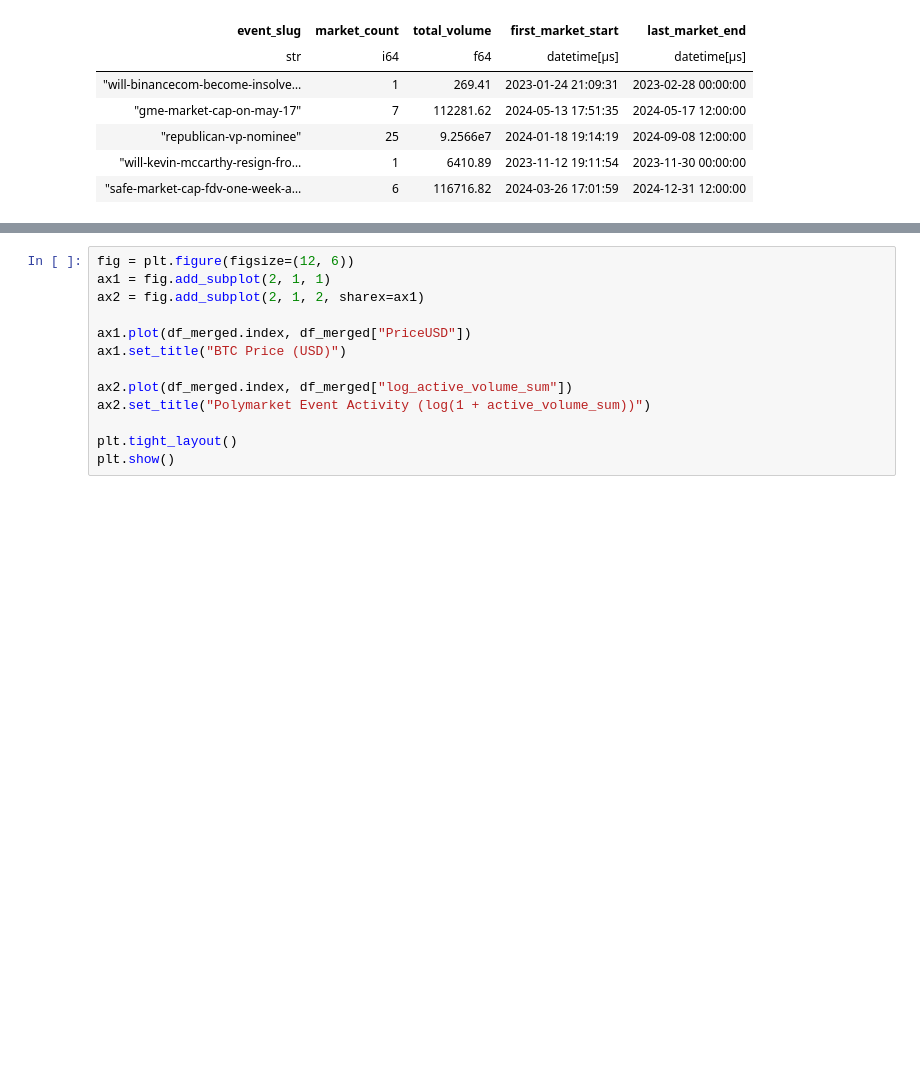
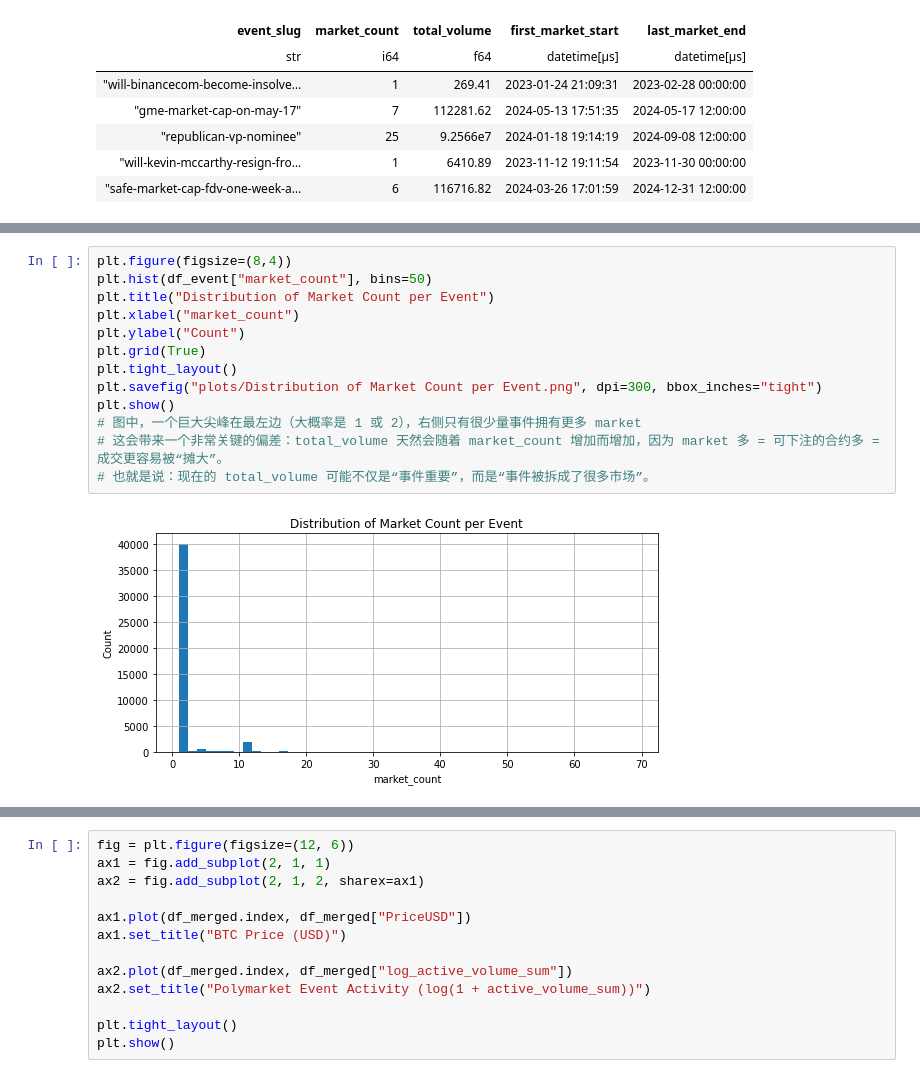
Before and after one commit to shuangvely/bitcoin-analytics-capstone-sp26-team08, a Jupyter notebook: eda/EDA.ipynb, the cells around one changed output, grey strips where cells are left out. Saved outputs shown, nothing was run; the diff lists cells and outputs as text; blank space fills up the shorter version.

```diff
--- a/eda/EDA.ipynb
+++ b/eda/EDA.ipynb
@@ -952,0 +991,15 @@ df_merged.head()
+# %%
+plt.figure(figsize=(8,4))
+plt.hist(df_event["market_count"], bins=50)
+plt.title("Distribution of Market Count per Event")
+plt.xlabel("market_count")
+plt.ylabel("Count")
+plt.grid(True)
+plt.tight_layout()
+plt.savefig("plots/Distribution of Market Count per Event.png", dpi=300, bbox_inches="tight")
+plt.show()
+# 图中，一个巨大尖峰在最左边（大概率是 1 或 2），右侧只有很少量事件拥有更多 market
+# 这会带来一个非常关键的偏差：total_volume 天然会随着 market_count 增加而增加，因为 market 多 = 可下注的合约多 = 成交更容易被“摊大”。
+# 也就是说：现在的 total_volume 可能不仅是“事件重要”，而是“事件被拆成了很多市场”。
+# %% [output]
+[figure, added]
```
Also changed, not shown: parts of 13 cells of this notebook.
